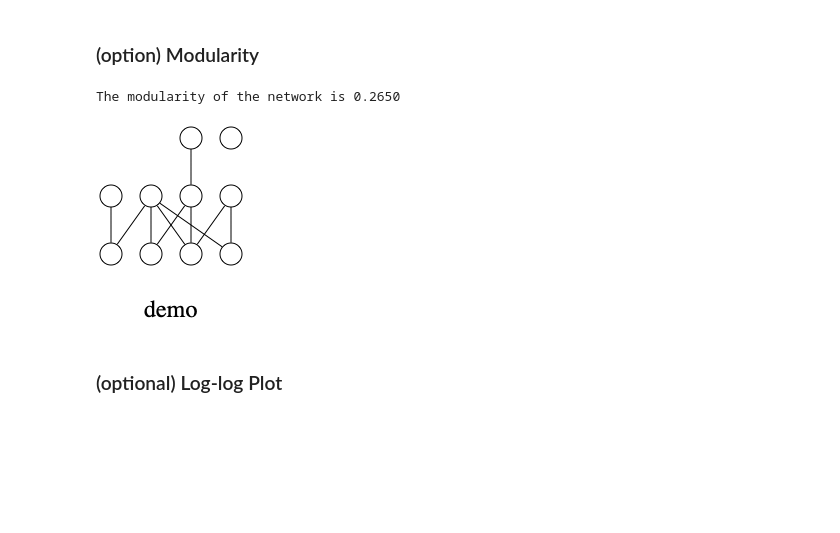
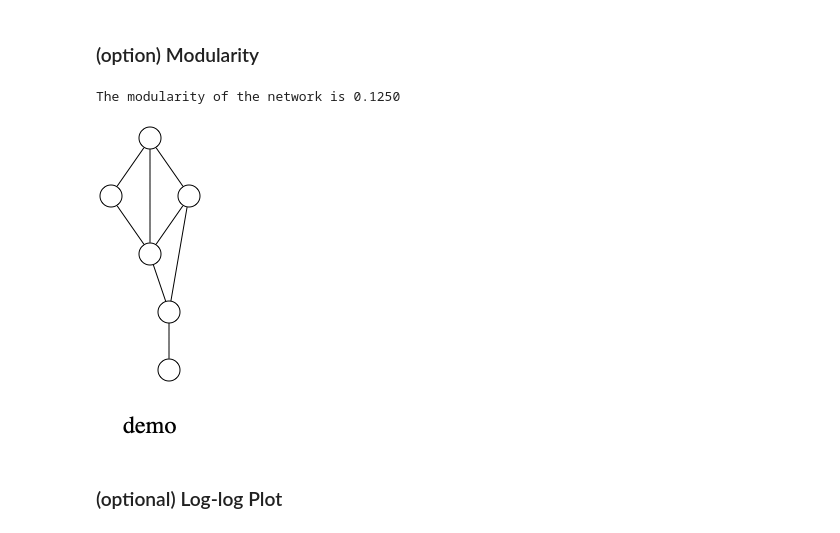
Before and after one commit to udothemath/cs224w_graph, a Jupyter notebook: run_graph_hw0_q3.ipynb, the cells around one changed output. Cells and saved outputs as stored; diff of their text form; code cells hidden in the pictures; blank space fills up the shorter version.

```diff
--- a/run_graph_hw0_q3.ipynb
+++ b/run_graph_hw0_q3.ipynb
@@ -315,11 +315,11 @@ def convert_for_modularity(g_in, show_graph=False):
     snap.DrawGViz(g_out, snap.gvlDot, case_png, 'demo')
     display(Image(case_png))
 # %%
-my_graph = snap.GenRndGnm(snap.PNGraph, 10, 10)
+my_graph = snap.GenRndGnm(snap.PNGraph, 6, 10)
 convert_for_modularity(my_graph, True)
 # %% [output]
-The modularity of the network is 0.2650
+The modularity of the network is 0.1250
-[figure, old version]
+[figure, new version]
 # %% [markdown]
 ### (optional) Log-log Plot
 # %%
```
Also changed, not shown: 2 other files.
